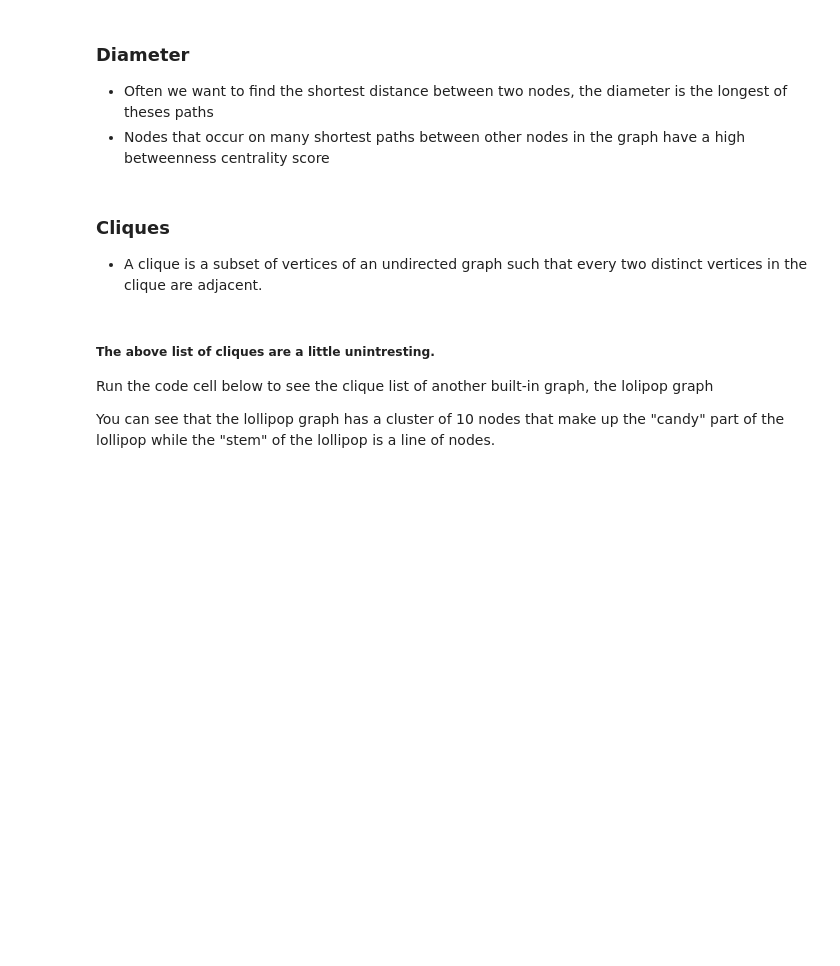
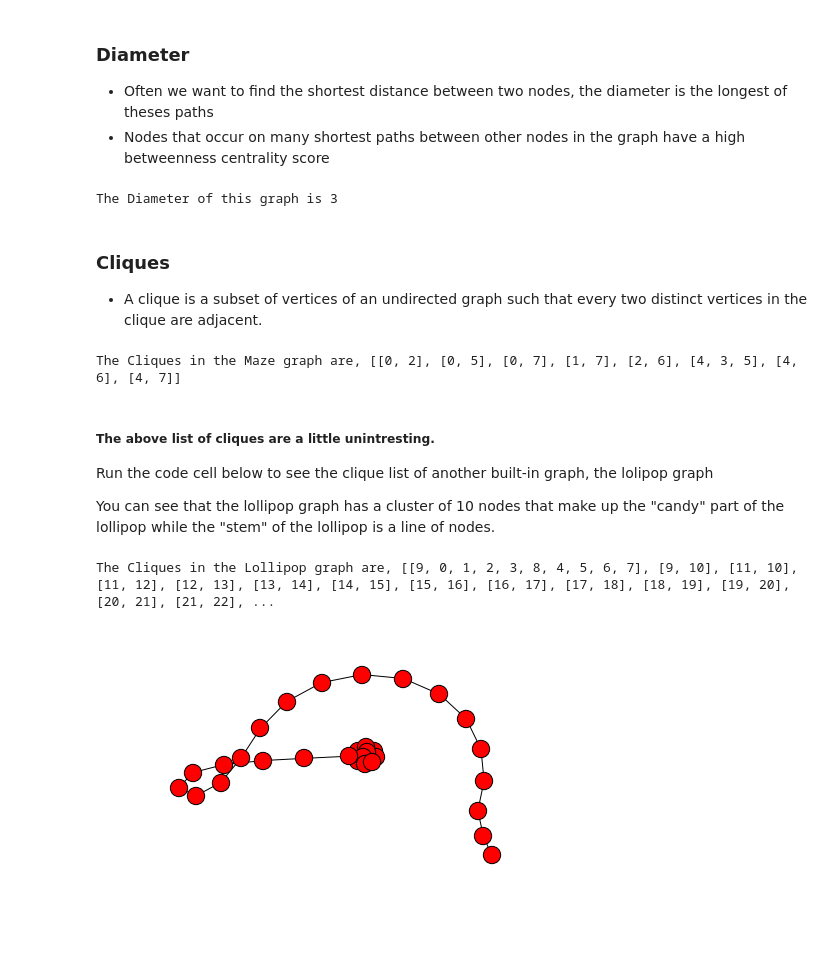
Before and after one commit to American-Institutes-for-Research/dsaa-cssip-big-data-workbooks, a Jupyter notebook: 06. Networks/networks with neo4j.ipynb, the cells around one changed output. Drawn from its saved outputs; the diff is of its cells as text; code cells hidden in the pictures; blank space fills up the shorter version.

```diff
--- a/06. Networks/networks with neo4j.ipynb
+++ b/06. Networks/networks with neo4j.ipynb
@@ -344,13 +546,19 @@ print( "The Median Betweenness measure is " + str( numpy.median(networkx.between
 - Often we want to find the shortest distance between two nodes, the diameter is the longest of theses paths
 - Nodes that occur on many shortest paths between other nodes in the graph have a high betweenness centrality score
 # %%
-print( "The Diameter of this graph is " + str( networkx.diameter(maze) ) )
+diameter_size = networkx.diameter(maze)
+print( "The Diameter of this graph is " + str(diameter_size) )
+# %% [output]
+The Diameter of this graph is 3
 # %% [markdown]
 ### Cliques
 
 - A clique is a subset of vertices of an undirected graph such that every two distinct vertices in the clique are adjacent.
 # %%
-print( "The Cliques in the Maze graph are, " + str( list(networkx.find_cliques(maze)) ) )
+maze_cliques =  list(networkx.find_cliques(maze))
+print( "The Cliques in the Maze graph are, " + str(maze_cliques) )
+# %% [output]
+The Cliques in the Maze graph are, [[0, 2], [0, 5], [0, 7], [1, 7], [2, 6], [4, 3, 5], [4, 6], [4, 7]]
 # %% [markdown]
 ##### The above list of cliques are a little unintresting.
 Run the code cell below to see the clique list of another built-in graph, the lolipop graph
@@ -359,8 +567,14 @@ You can see that the lollipop graph has a cluster of 10 nodes that make up the "
 # %%
 # Create the Graph
 lolli_g = lollipop=networkx.lollipop_graph(10,20)
 
-print( "The Cliques in the Lollipop graph are, " + str( list(networkx.find_cliques(lolli_g)) ) )
+# Get the cliques of the graph
+lolli_cliques = list(networkx.find_cliques(lolli_g))
+
+print( "The Cliques in the Lollipop graph are, " + str(lolli_cliques) )
 
 # Draw the Graph
 networkx.draw(lolli_g)
+# %% [output]
+The Cliques in the Lollipop graph are, [[9, 0, 1, 2, 3, 8, 4, 5, 6, 7], [9, 10], [11, 10], [11, 12], [12, 13], [13, 14], [14, 15], [15, 16], [16, 17], [17, 18], [18, 19], [19, 20], [20, 21], [21, 22], ...
+[figure, added]
```
Also changed, not shown: parts of 28 cells of this notebook, 1 other file.
